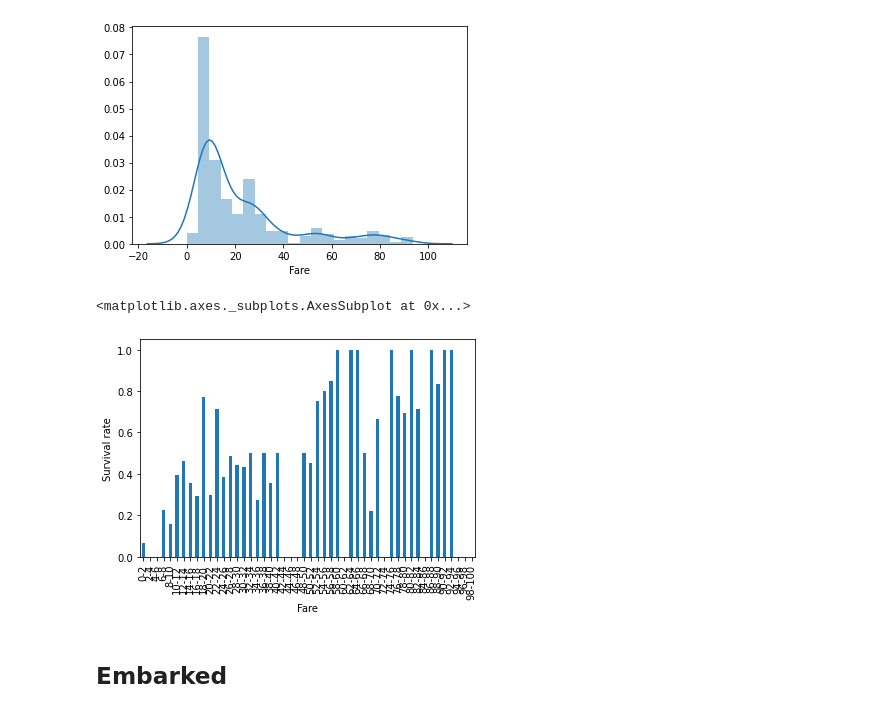
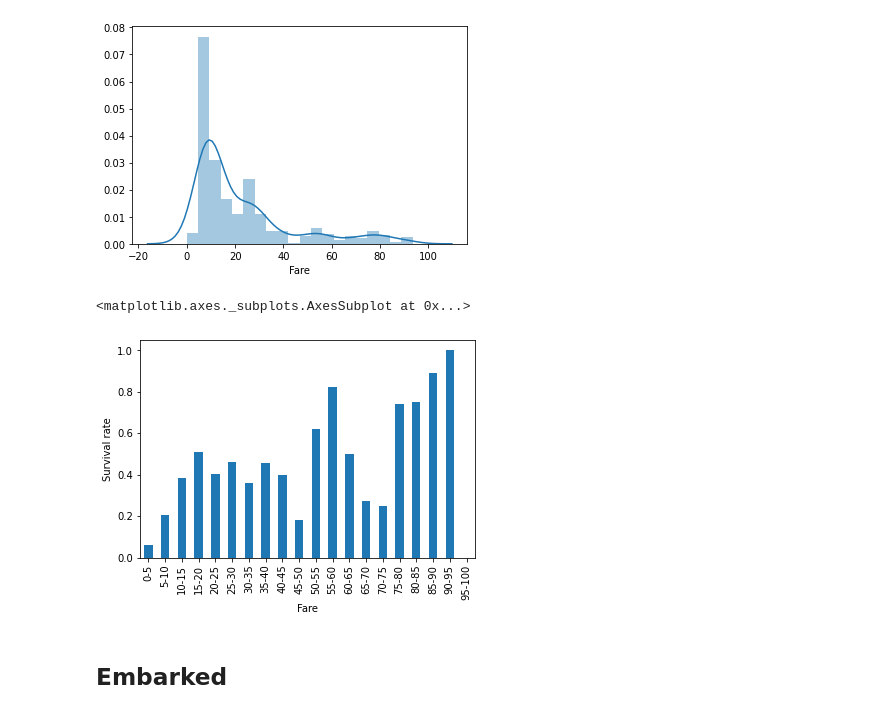
Before and after one commit to predora005/kaggle-practice, a Jupyter notebook: titanic/titanic.ipynb, the cells around one changed output. Drawn from its saved outputs; the diff is of its cells as text; code cells hidden in the pictures.

```diff
--- a/titanic/titanic.ipynb
+++ b/titanic/titanic.ipynb
@@ -239,19 +239,19 @@ sns.distplot(low_fare_data['Fare'], bins=20)
 [figure]
 # %%
 # Binning fare every 5
-bin_fare = 2
+bin_fare = 5
 fare_bins_list =  [-1] + list(range(bin_fare, 101, bin_fare))
 fare_bins_label_list =  list(range(0, 100, bin_fare))
 fare_bins_label = [ '{0}-{1}'.format(fare, fare + bin_fare) for fare in (fare_bins_label_list) ]
 fare_bins = pd.cut(train_data['Fare'],  bins=fare_bins_list, labels=fare_bins_label)
 
 # Group by Fare and calculate average
 fare_grouped_data = train_data.groupby(fare_bins).mean()
 plt.ylabel('Survival rate')
 fare_grouped_data['Survived'].plot(kind='bar')
 # %% [output]
 <matplotlib.axes._subplots.AxesSubplot at 0x...>
-[figure, old version]
+[figure, new version]
 # %% [markdown]
 ## Embarked
 # %%
```
Also changed, not shown: parts of 48 cells of this notebook.
